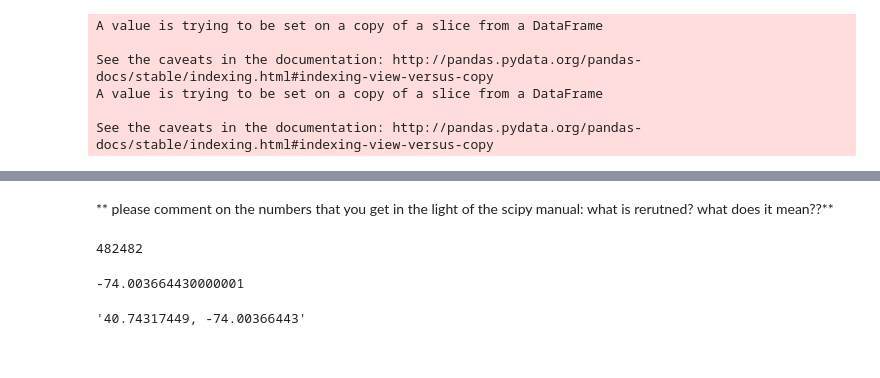
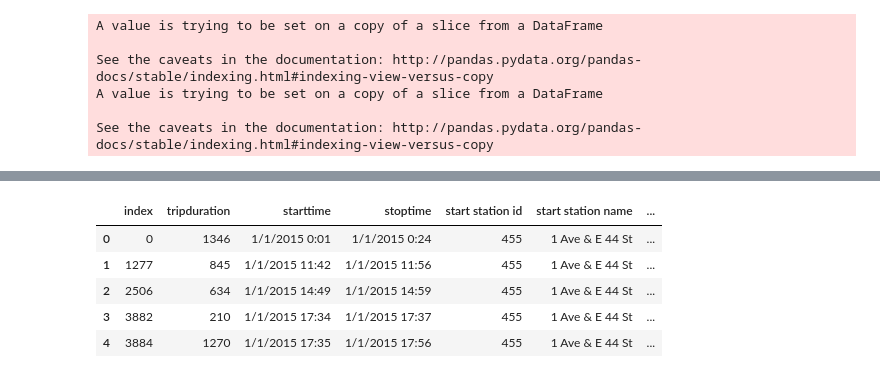
Before and after one commit to andrewnell/PUI2017_adn323, a Jupyter notebook: HW4_adn323/Ass4_adn323.ipynb, the cells around one changed output, grey strips where cells are left out. Cells and saved outputs as stored; diff of their text form; code cells hidden in the pictures.

```diff
--- a/HW4_adn323/Ass4_adn323.ipynb
+++ b/HW4_adn323/Ass4_adn323.ipynb
@@ -554,30 +309,11 @@ http://docs.scipy.org/doc/scipy/reference/generated/scipy.stats.spearmanr.html#s
-# %% [markdown]
-** please comment on the numbers that you get in the light of the scipy manual: what is rerutned? what does it mean??**
-# %%
-geolocator = Nominatim()
-
-for i in range(CitiBikedf.shape[0]):
-
-    address = geolocator.reverse(str(CitiBikedf['start station latitude'][i]) + ", " + str(CitiBikedf['start station longitude'][i]))
-    temp = str(location).split(',')
-
-    if temp[4] == " New York County":
-
-        CitiBikedf['County'][i] = 'Manhattan'
-
-    if temp[3] ==  'Kings County':
-
-        CitiBikedf['County'][i] = 'Brooklyn'
-
-
-CitiBikedf
-# %% [output]
-482482
-# %%
-CitiBikedf['start station longitude'][1]
-# %% [output]
--74.003664430000001
-# %%
-str(CitiBikedf['start station latitude'][1]) + ", " + str(CitiBikedf['start station longitude'][1])
-# %% [output]
-'40.74317449, -74.00366443'
+# %%
+UniqueCoords =  UniqueCoords.drop(['index', 'level_0'],axis=1)
+CitiBikedf = pd.merge(CitiBikedf, UniqueCoords, on=['start station latitude','start station longitude'], how='outer')
+CitiBikedf.head()
+# %% [output]
+|  | index | tripduration | starttime | stoptime | start station id | start station name | ... |
+| 0 | 0 | 1346 | 1/1/2015 0:01 | 1/1/2015 0:24 | 455 | 1 Ave & E 44 St | ... |
+| 1 | 1277 | 845 | 1/1/2015 11:42 | 1/1/2015 11:56 | 455 | 1 Ave & E 44 St | ... |
+| 2 | 2506 | 634 | 1/1/2015 14:49 | 1/1/2015 14:59 | 455 | 1 Ave & E 44 St | ... |
+| 3 | 3882 | 210 | 1/1/2015 17:34 | 1/1/2015 17:37 | 455 | 1 Ave & E 44 St | ... |
+| 4 | 3884 | 1270 | 1/1/2015 17:35 | 1/1/2015 17:56 | 455 | 1 Ave & E 44 St | ... |
```
Also changed, not shown: parts of 43 cells of this notebook.
